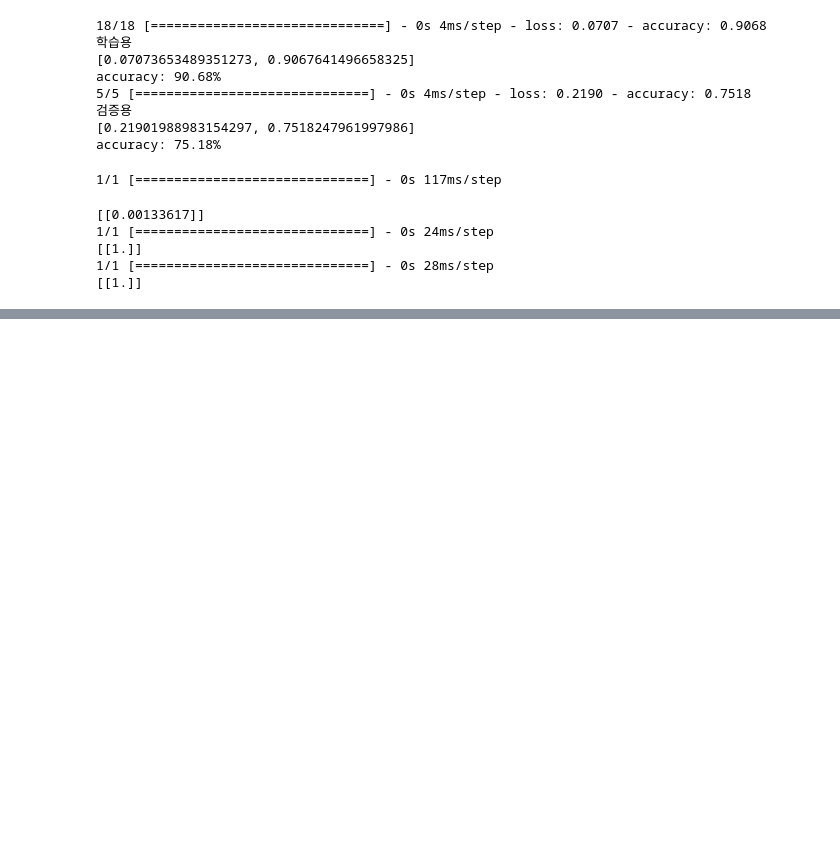
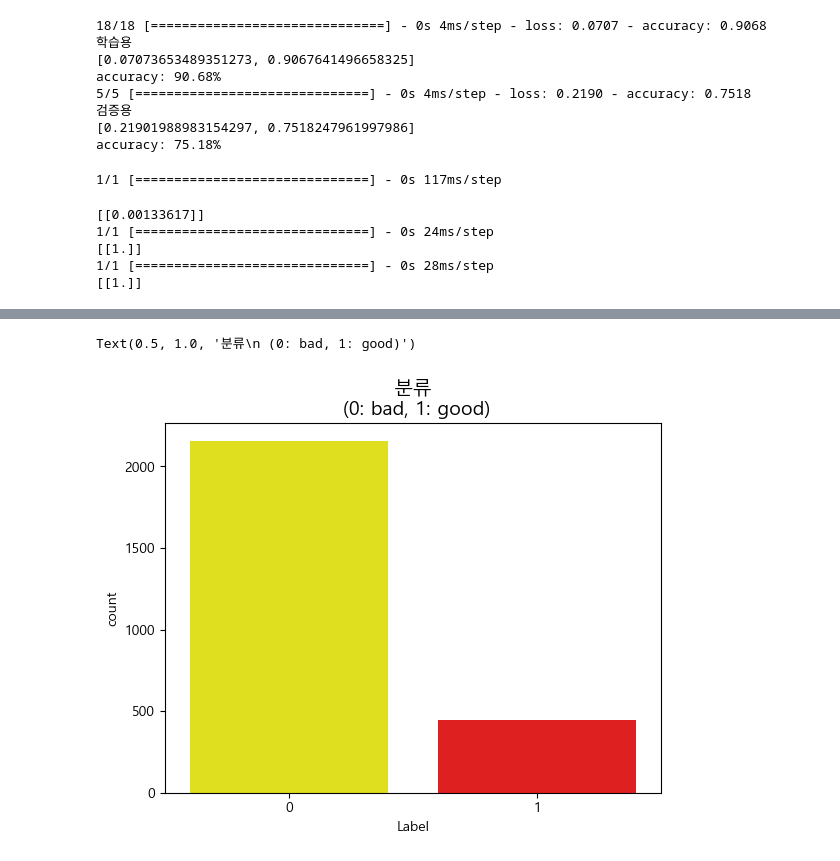
Before and after one commit to hyewon961117/hw_study2, a Jupyter notebook: two/002_인공신경망_tensorflow.ipynb, the cells around one changed output, grey strips where cells are left out. Cells and saved outputs as stored; diff of their text form; code cells hidden in the pictures; blank space fills up the shorter version.

```diff
--- a/two/002_인공신경망_tensorflow.ipynb
+++ b/two/002_인공신경망_tensorflow.ipynb
@@ -1094,0 +1334,6 @@ model.save('./data/titanic/titanic.h5')
+# %%
+#대학평가(kaggle에서 수집한 데이터를 가공하여 실습)
+# csv 파일을 로딩
+import pandas as pd
+df = pd.read_csv("./data/school/data.csv")
+df.head()
@@ -1094,0 +1347,17 @@ model.save('./data/titanic/titanic.h5')
+# %%
+import pandas as pd
+import matplotlib.pyplot as plt
+from matplotlib import font_manager, rc
+
+#한글 처리를 위해 폰트 설정
+font_name = font_manager.FontProperties(fname="c:/Windows/Fonts/malgun.ttf").get_name()
+rc('font', family=font_name)
+import seaborn as sns
+colors = ["yellow", "red"]
+sns.countplot(x='Label', data=df, palette=colors)
+plt.title('분류\n (0: bad, 1: good)', fontsize=14)
+
+#불균형 데이터셋
+# %% [output]
+Text(0.5, 1.0, '분류\n (0: bad, 1: good)')
+[figure, added]
```
Also changed, not shown: parts of 50 cells of this notebook, 22 other files.
